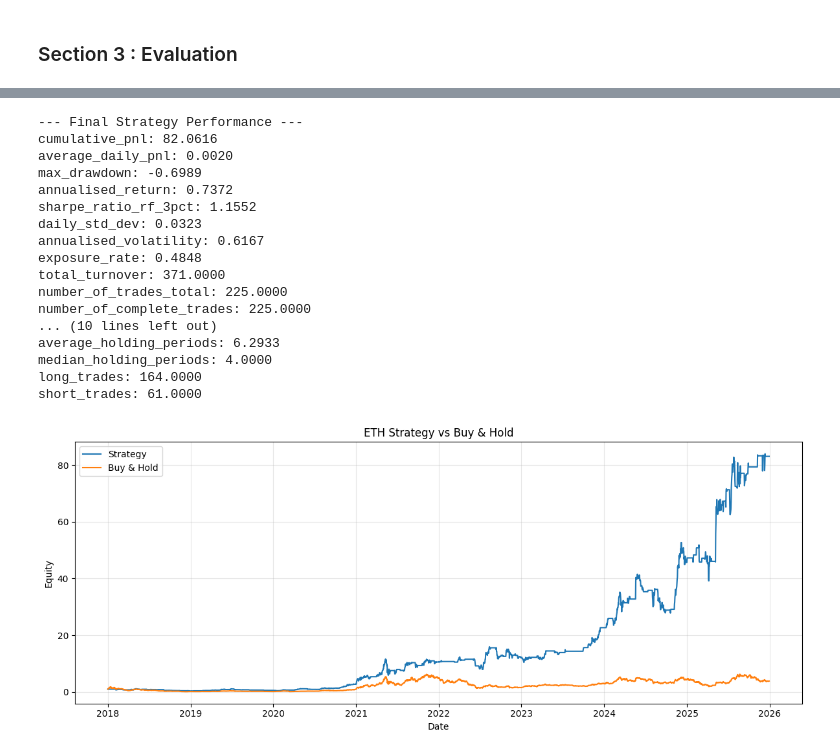
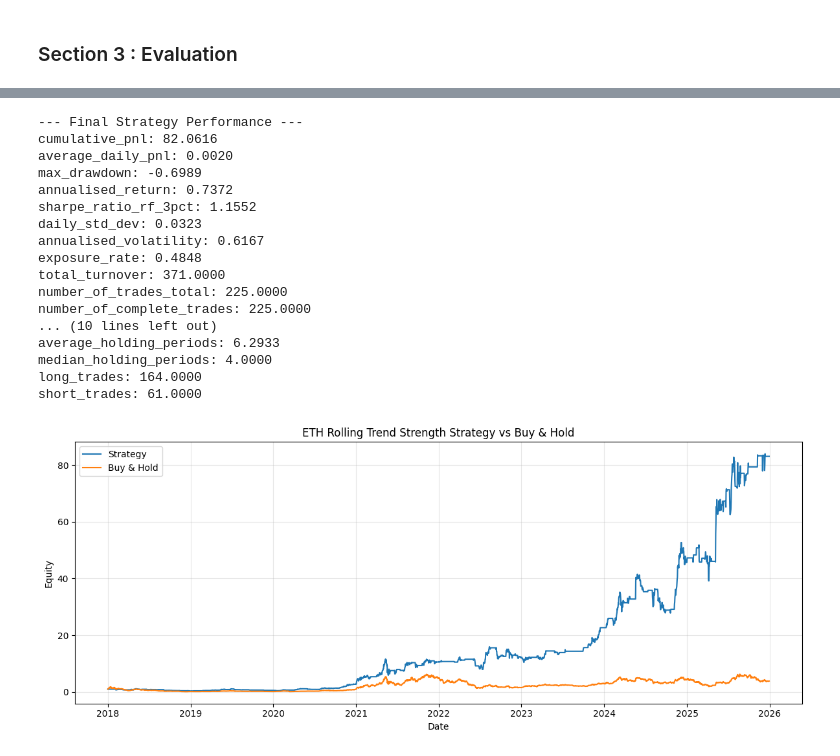
Before and after one commit to yizhouhang/dse4211_crypto_portfolio, a Jupyter notebook: strategies/rolling_trend_strength_filter.ipynb, the cells around one changed output, grey strips where cells are left out. Cells and saved outputs as stored; diff of their text form; code cells hidden in the pictures.

```diff
--- a/strategies/rolling_trend_strength_filter.ipynb
+++ b/strategies/rolling_trend_strength_filter.ipynb
@@ -216,31 +216,31 @@ short_trades: 77.0000
 # %%
 ## ETH
 print("\n--- Final Strategy Performance ---")
 for k, v in eth_summary.items():
     print(f"{k}: {v:.4f}")
 plot_strategy_vs_buy_hold(
     eth_daily_eval,
-    title="ETH Strategy vs Buy & Hold"
+    title="ETH Rolling Trend Strength Strategy vs Buy & Hold"
 )
 # %% [output]
 --- Final Strategy Performance ---
 cumulative_pnl: 82.0616
 average_daily_pnl: 0.0020
 max_drawdown: -0.6989
 annualised_return: 0.7372
 sharpe_ratio_rf_3pct: 1.1552
 daily_std_dev: 0.0323
 annualised_volatility: 0.6167
 exposure_rate: 0.4848
 total_turnover: 371.0000
 number_of_trades_total: 225.0000
 number_of_complete_trades: 225.0000
 ... (10 lines left out)
 average_holding_periods: 6.2933
 median_holding_periods: 4.0000
 long_trades: 164.0000
 short_trades: 61.0000
-[figure, old version]
+[figure, new version]
 # %%
 ## Save to csv
 #btc_combined.to_csv("../datasets/btc_rolling_trend_strength.csv", index=False)
```
Also changed, not shown: parts of 1 cell of this notebook, 1 other file.
